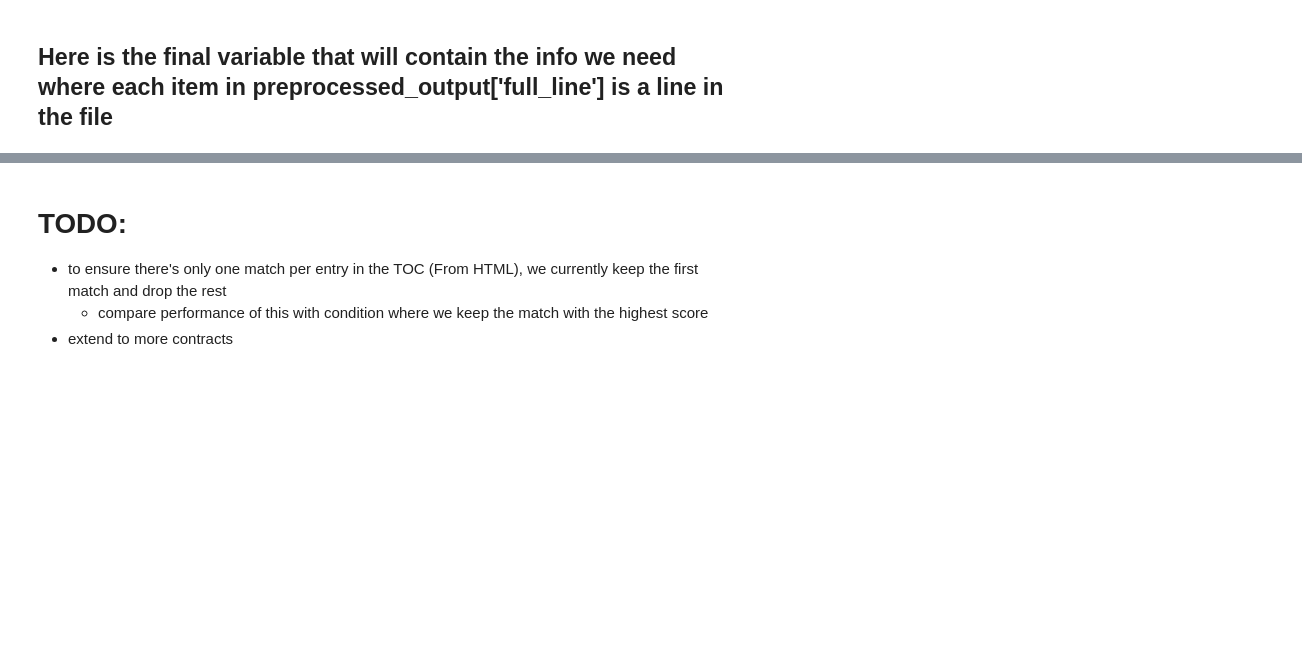
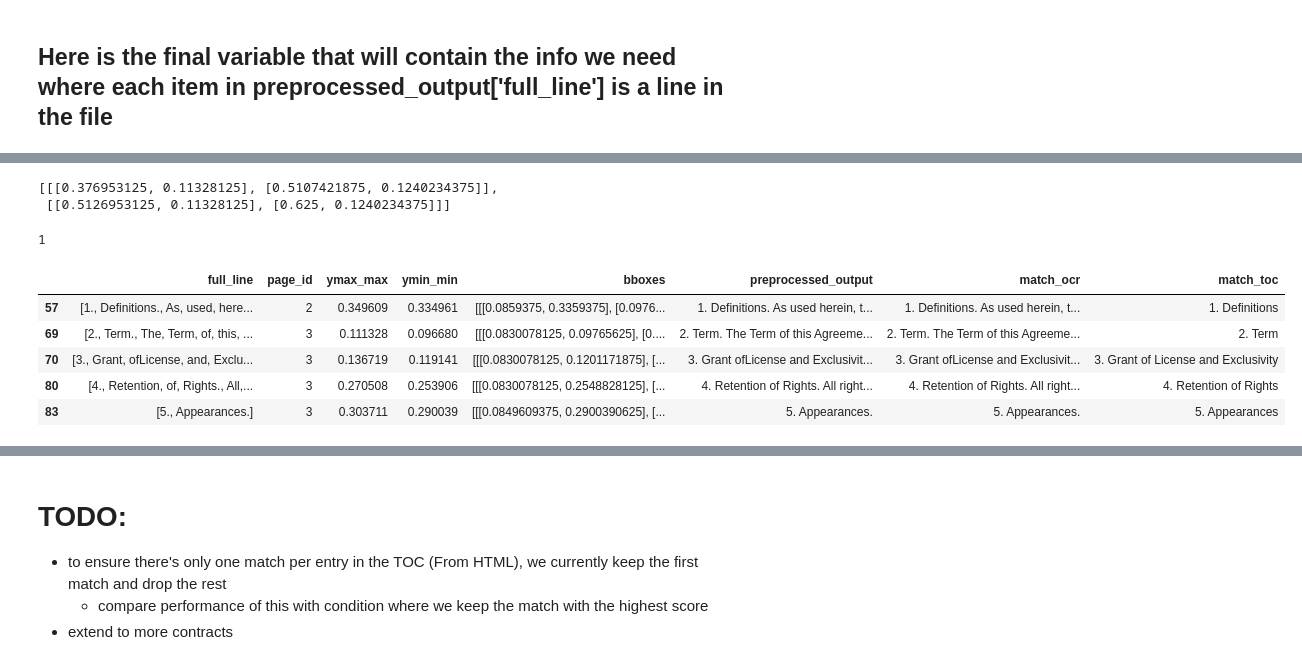
Before and after one commit to pranabislam/multimodalContractSegmentation, a Jupyter notebook: notebooks/TOC_matching.ipynb, the cells around one changed output, grey strips where cells are left out. Cells and saved outputs as stored; diff of their text form; code cells hidden in the pictures; blank space fills up the shorter version.

```diff
--- a/notebooks/TOC_matching.ipynb
+++ b/notebooks/TOC_matching.ipynb
@@ -224,0 +394,6 @@ section_dict = {1: ('1. Definitions', {}),
+# %%
+with open('TOC_Labels_Set1.pkl', 'rb') as fh:
+    section_dicts = pickle.load(fh)
+# %%
+pickle_key = int(file_key.split('_')[1])
+section_dict = section_dicts[pickle_key]
@@ -317,3 +437,14 @@ def extract_exact_match(row):
+# %%
+df.loc[0, 'bboxes']
+# %% [output]
+[[[0.376953125, 0.11328125], [0.5107421875, 0.1240234375]],
+ [[0.5126953125, 0.11328125], [0.625, 0.1240234375]]]
 # %%
 # get the page number of the TOC. Skip this during fuzzy matching
-toc_page_id = df.loc[df['preprocessed_output'].str.contains(r'table of contents', case=False), 'page_id'].iloc[0]
+toc_page_id = df.loc[df['preprocessed_output'].str.contains(r'table of contents|tableof|table of', case=False), 'page_id']
+
+if not toc_page_id.empty:
+    toc_page_id = toc_page_id.iloc[0]
+toc_page_id
+# %% [output]
+1
@@ -320,3 +453,11 @@ toc_page_id = df.loc[df['preprocessed_output'].str.contains(r'table of contents'
 # %%
-df['match_ocr'], df['match_toc'] = zip(*df.apply(lambda row: fuzzy_match(row, toc_page_id, section_dict, line_len_match_threshold, subset_match_threshold), axis=1))
+df['match_ocr'], df['match_toc'] = zip(*df.apply(lambda row: fuzzy_match(row, toc_page_id, section_dict, line_len_match_threshold, subset_match_threshold), axis=1)a
+)
 df.loc[df['match_ocr'].notnull()].head()
+# %% [output]
+|  | full_line | page_id | ymax_max | ymin_min | bboxes | preprocessed_output | match_ocr | match_toc |
+| 57 | [1., Definitions., As, used, here... | 2 | 0.349609 | 0.334961 | [[[0.0859375, 0.3359375], [0.0976... | 1. Definitions. As used herein, t... | 1. Definitions. As used herein, t... | 1. Definitions |
+| 69 | [2., Term., The, Term, of, this, ... | 3 | 0.111328 | 0.096680 | [[[0.0830078125, 0.09765625], [0.... | 2. Term. The Term of this Agreeme... | 2. Term. The Term of this Agreeme... | 2. Term |
+| 70 | [3., Grant, ofLicense, and, Exclu... | 3 | 0.136719 | 0.119141 | [[[0.0830078125, 0.1201171875], [... | 3. Grant ofLicense and Exclusivit... | 3. Grant ofLicense and Exclusivit... | 3. Grant of License and Exclusivity |
+| 80 | [4., Retention, of, Rights., All,... | 3 | 0.270508 | 0.253906 | [[[0.0830078125, 0.2548828125], [... | 4. Retention of Rights. All right... | 4. Retention of Rights. All right... | 4. Retention of Rights |
+| 83 | [5., Appearances.] | 3 | 0.303711 | 0.290039 | [[[0.0849609375, 0.2900390625], [... | 5. Appearances. | 5. Appearances. | 5. Appearances |
```
Also changed, not shown: parts of 35 cells of this notebook.
